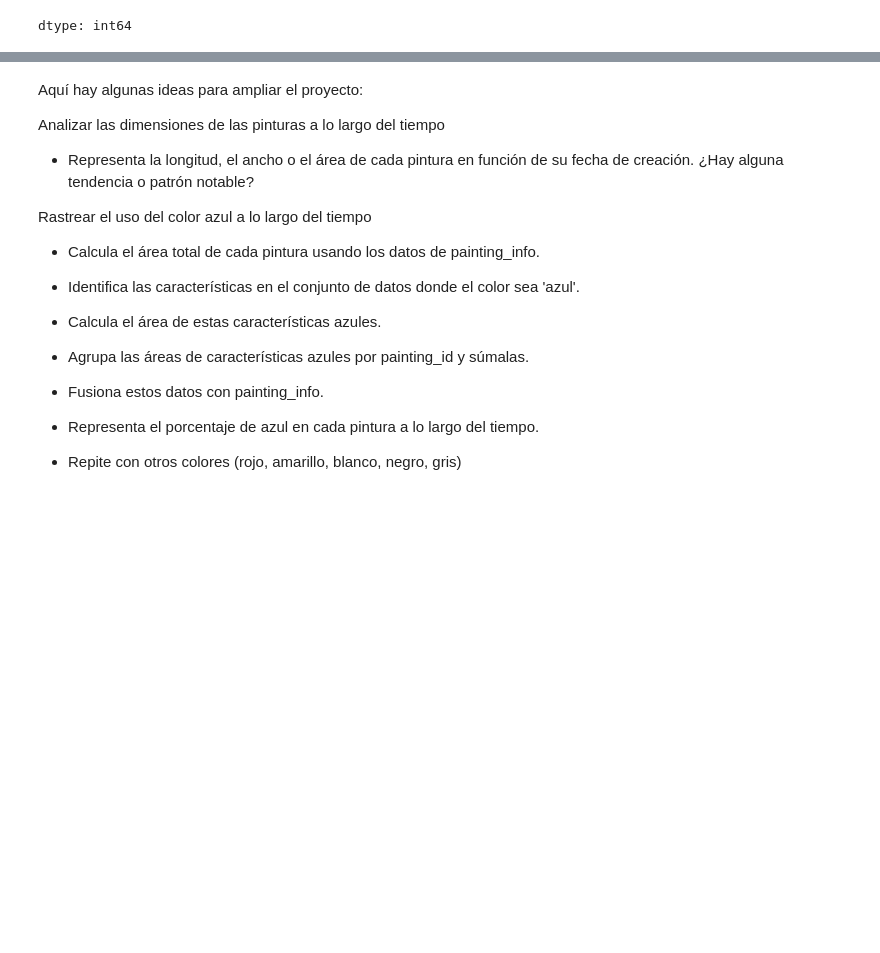
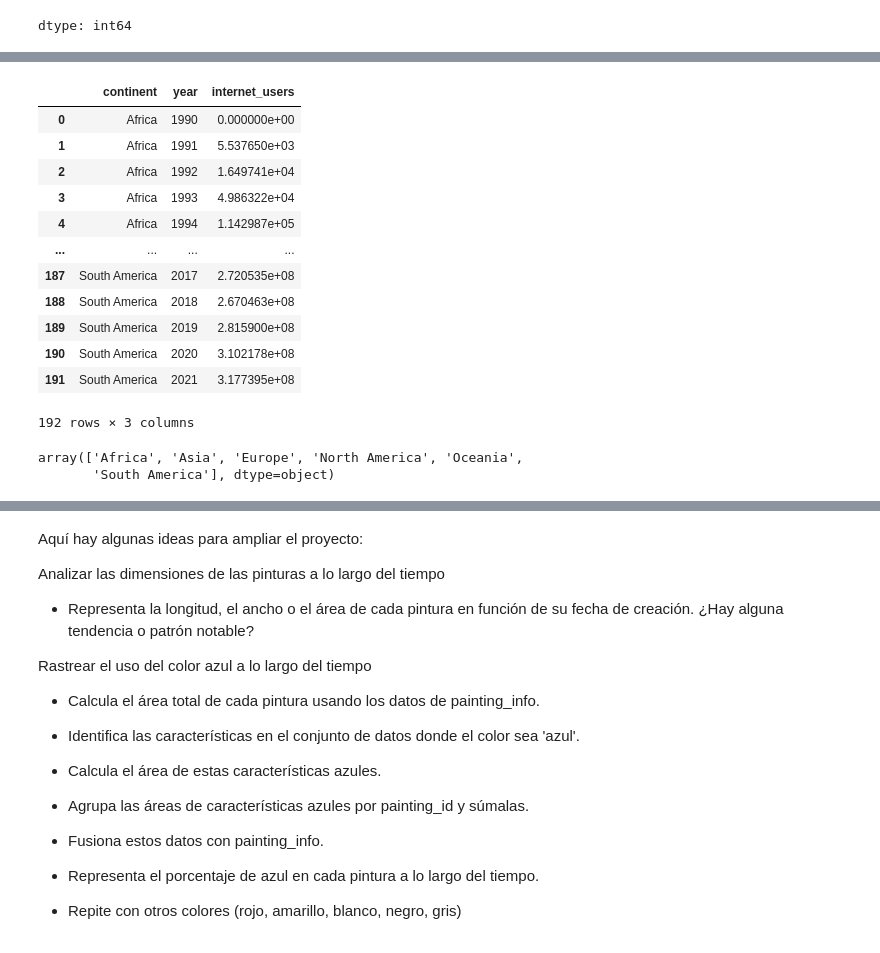
Before and after one commit to m-ony/mineria-de-datos, a Jupyter notebook: Minería_de_Datos.ipynb, the cells around one changed output, grey strips where cells are left out. Drawn from its saved outputs; the diff is of its cells as text; code cells hidden in the pictures; blank space fills up the shorter version.

```diff
--- a/Minería_de_Datos.ipynb
+++ b/Minería_de_Datos.ipynb
@@ -1896,0 +2017,22 @@ dtype: int64
+# %%
+internet_users_by_continent = pd.read_csv('extension-internet-users-by-continent.csv')
+internet_users_by_continent
+# %% [output]
+|  | continent | year | internet_users |
+| 0 | Africa | 1990 | 0.000000e+00 |
+| 1 | Africa | 1991 | 5.537650e+03 |
+| 2 | Africa | 1992 | 1.649741e+04 |
+| 3 | Africa | 1993 | 4.986322e+04 |
+| 4 | Africa | 1994 | 1.142987e+05 |
+| ... | ... | ... | ... |
+| 187 | South America | 2017 | 2.720535e+08 |
+| 188 | South America | 2018 | 2.670463e+08 |
+| 189 | South America | 2019 | 2.815900e+08 |
+| 190 | South America | 2020 | 3.102178e+08 |
+| 191 | South America | 2021 | 3.177395e+08 |
+192 rows × 3 columns
+# %%
+internet_users_by_continent['continent'].unique()
+# %% [output]
+array(['Africa', 'Asia', 'Europe', 'North America', 'Oceania',
+       'South America'], dtype=object)
```
Also changed, not shown: parts of 20 cells of this notebook.
